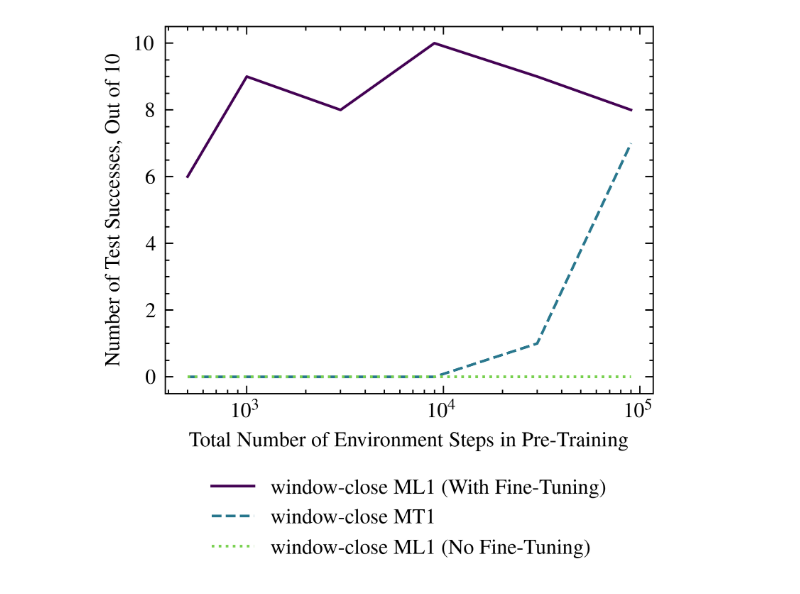
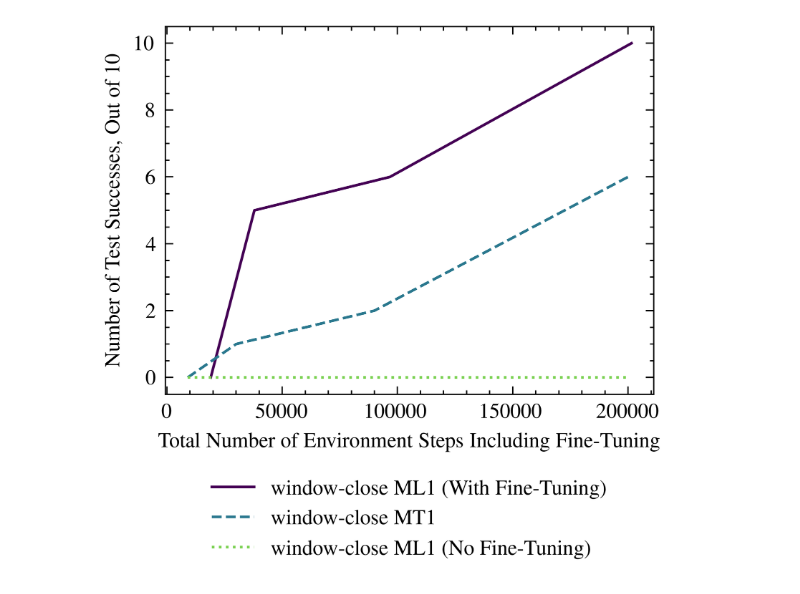
Before and after one commit to Tr0612/DMU_Project, a Jupyter notebook: ml1-plots.ipynb, the cells around one changed output. Cells and saved outputs as stored; diff of their text form; code cells hidden in the pictures.

```diff
--- a/ml1-plots.ipynb
+++ b/ml1-plots.ipynb
@@ -4,21 +4,22 @@ import matplotlib.pyplot as plt
 import numpy as np
 import scienceplots
 # %%
-nsteps = [5e2, 1e3, 3e3, 9e3, 3e4, 9e4]
-mt1_success = np.array([0, 0, 0, 0, 1, 7])
-no_train_success = np.array([0, 0, 0, 0, 0, 0])
-train_success = np.array([6, 9, 8, 10, 9, 8])
+nsteps_mt1 = [9e3, 3e4, 9e4, 2e5]
+nsteps_ml1 = [19000, 37930, 96735, 201514]
+mt1_success = np.array([0, 1, 2, 6])
+no_train_success = np.array([0, 0, 0, 0])
+train_success = np.array([0, 5, 6, 10])
 # %%
 plt.style.use(['science', 'ieee'])
 plt.set_cmap('viridis')
-plt.plot(nsteps, train_success, label="window-close ML1 (With Fine-Tuning)", color=plt.cm.viridis(0))
-plt.plot(nsteps, mt1_success, label="window-close MT1", color=plt.cm.viridis(0.4))
-plt.plot(nsteps, no_train_success, label="window-close ML1 (No Fine-Tuning)", color=plt.cm.viridis(0.8))
-plt.xlabel('Total Number of Environment Steps in Pre-Training')
+plt.plot(nsteps_ml1, train_success, label="window-close ML1 (With Fine-Tuning)", color=plt.cm.viridis(0))
+plt.plot(nsteps_mt1, mt1_success, label="window-close MT1", color=plt.cm.viridis(0.4))
+plt.plot(nsteps_mt1, no_train_success, label="window-close ML1 (No Fine-Tuning)", color=plt.cm.viridis(0.8))
+plt.xlabel('Total Number of Environment Steps Including Fine-Tuning')
 plt.ylabel('Number of Test Successes, Out of 10')
-plt.xscale('log')
+# plt.xscale('log')
 plt.legend(bbox_to_anchor=(0.5, -0.5), loc='lower center')
 plt.savefig('ml1-curve')
 plt.show()
 # %% [output]
-[figure, old version]
+[figure, new version]
```
Also changed, not shown: 5 other files.
